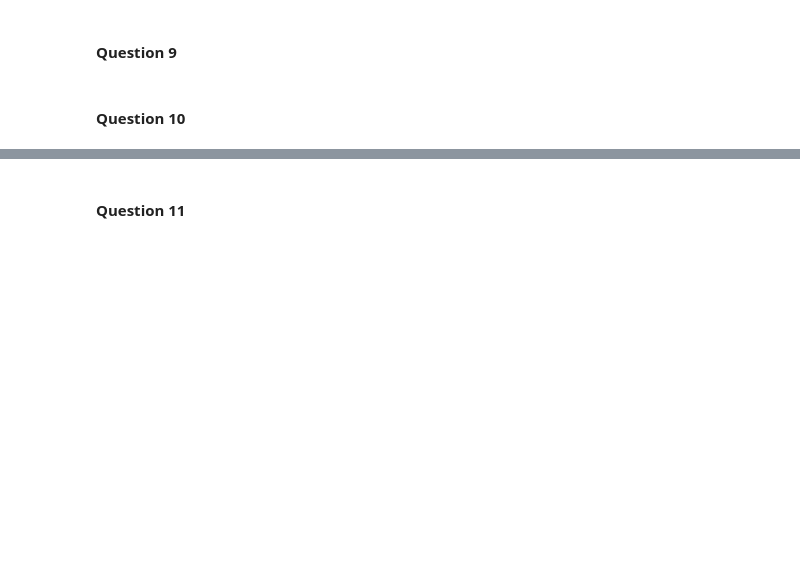
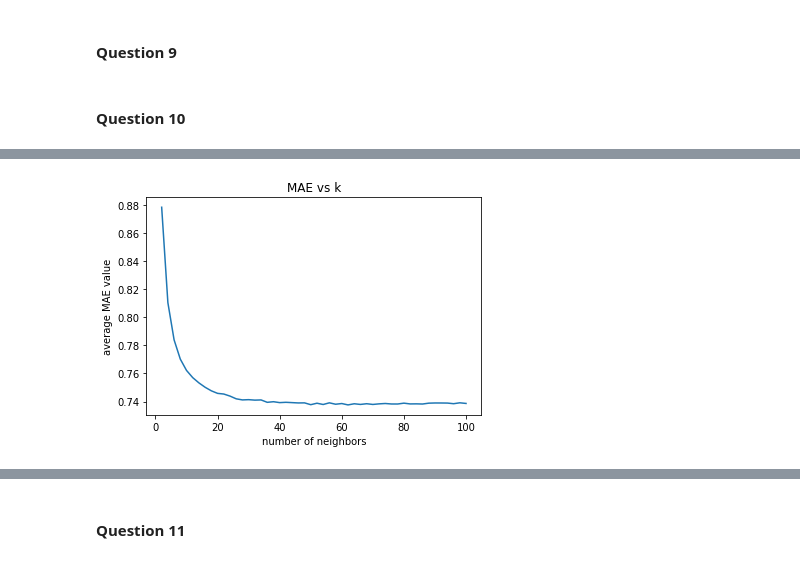
Before and after one commit to popo0293/EE219Project3, a Jupyter notebook: Project3.ipynb, the cells around one changed output, grey strips where cells are left out. Drawn from its saved outputs; the diff is of its cells as text; code cells hidden in the pictures; blank space fills up the shorter version.

```diff
--- a/Project3.ipynb
+++ b/Project3.ipynb
@@ -174,6 +172,8 @@ ModuleNotFoundError: No module named 'surprise'
 # %%
-plt.plot(xaxis,mae_lst)
+plt.plot(k_lst,mae_lst)
 plt.xlabel('number of neighbors')
 plt.ylabel('average MAE value')
 plt.title('MAE vs k')
 plt.show()
+# %% [output]
+[figure, added]
```
Also changed, not shown: parts of 3 cells of this notebook, 1 other file.
